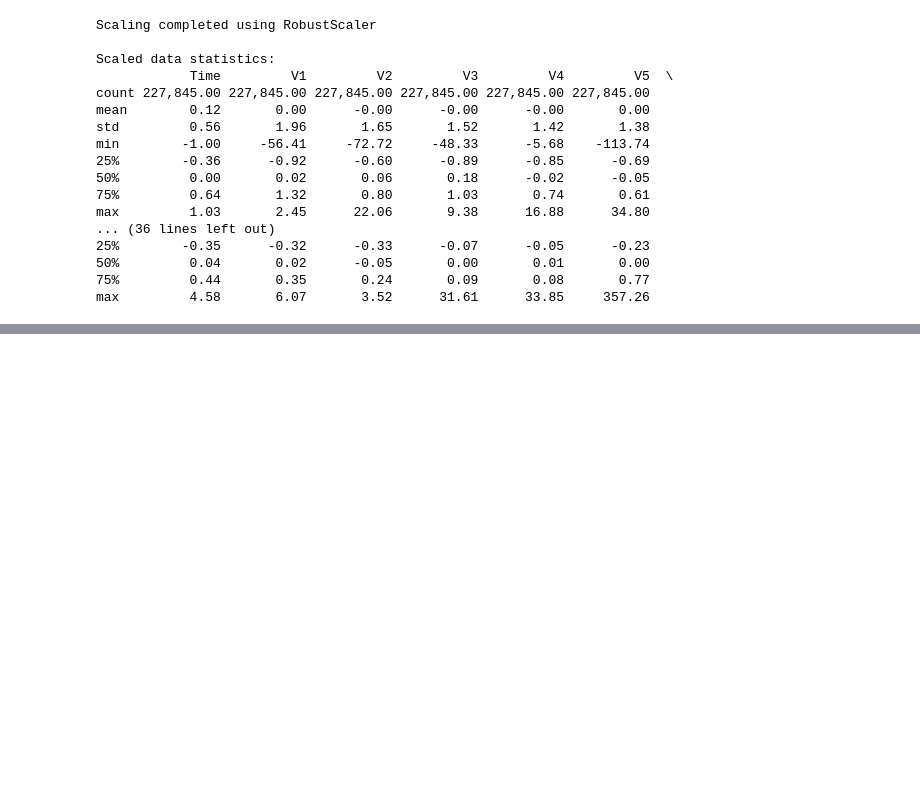
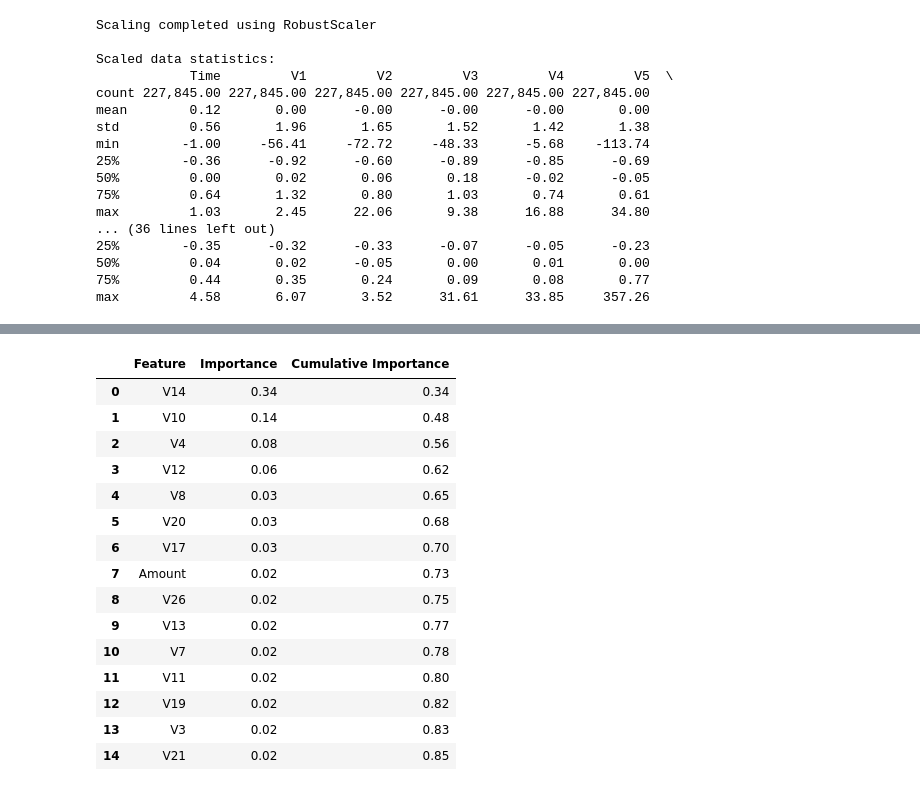
Before and after one commit to thejjeanjjorge/ml-cc-fraud-detection, a Jupyter notebook: fraud-detection/eda.ipynb, the cells around one changed output, grey strips where cells are left out. Drawn from its saved outputs; the diff is of its cells as text; code cells hidden in the pictures; blank space fills up the shorter version.

```diff
--- a/fraud-detection/eda.ipynb
+++ b/fraud-detection/eda.ipynb
@@ -182,0 +437,36 @@ max         4.58       6.07       3.52      31.61      33.85     357.26
+# %%
+# Retrieve the trained XGBoost model
+xgb_model = results["XGBoost"]["model"]
+
+# Extract feature importance
+feature_importance_df = (
+    pd.DataFrame({
+        "Feature": X_train_scaled.columns,
+        "Importance": xgb_model.feature_importances_,
+    })
+    .sort_values("Importance", ascending=False)
+    .reset_index(drop=True)
+)
+
+feature_importance_df["Cumulative Importance"] = (
+    feature_importance_df["Importance"].cumsum()
+)
+
+display(feature_importance_df.head(15))
+# %% [output]
+|  | Feature | Importance | Cumulative Importance |
+| 0 | V14 | 0.34 | 0.34 |
+| 1 | V10 | 0.14 | 0.48 |
+| 2 | V4 | 0.08 | 0.56 |
+| 3 | V12 | 0.06 | 0.62 |
+| 4 | V8 | 0.03 | 0.65 |
+| 5 | V20 | 0.03 | 0.68 |
+| 6 | V17 | 0.03 | 0.70 |
+| 7 | Amount | 0.02 | 0.73 |
+| 8 | V26 | 0.02 | 0.75 |
+| 9 | V13 | 0.02 | 0.77 |
+| 10 | V7 | 0.02 | 0.78 |
+| 11 | V11 | 0.02 | 0.80 |
+| 12 | V19 | 0.02 | 0.82 |
+| 13 | V3 | 0.02 | 0.83 |
+| 14 | V21 | 0.02 | 0.85 |
```
Also changed, not shown: parts of 13 cells of this notebook.
